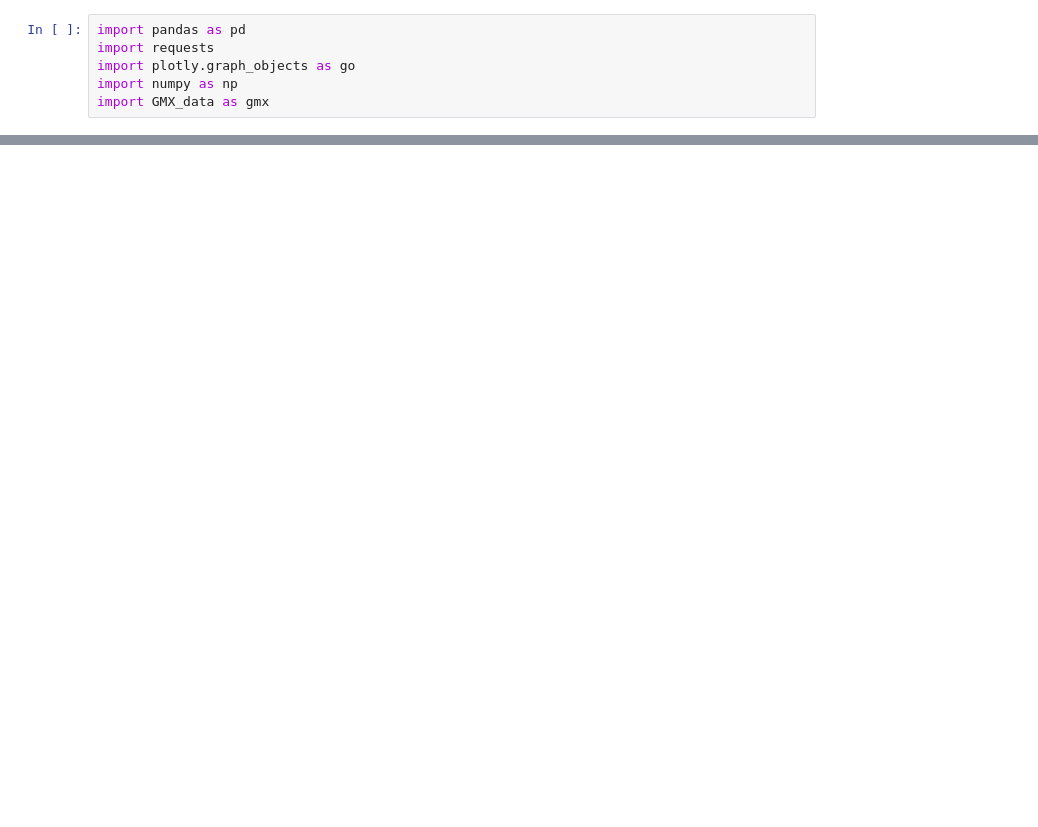
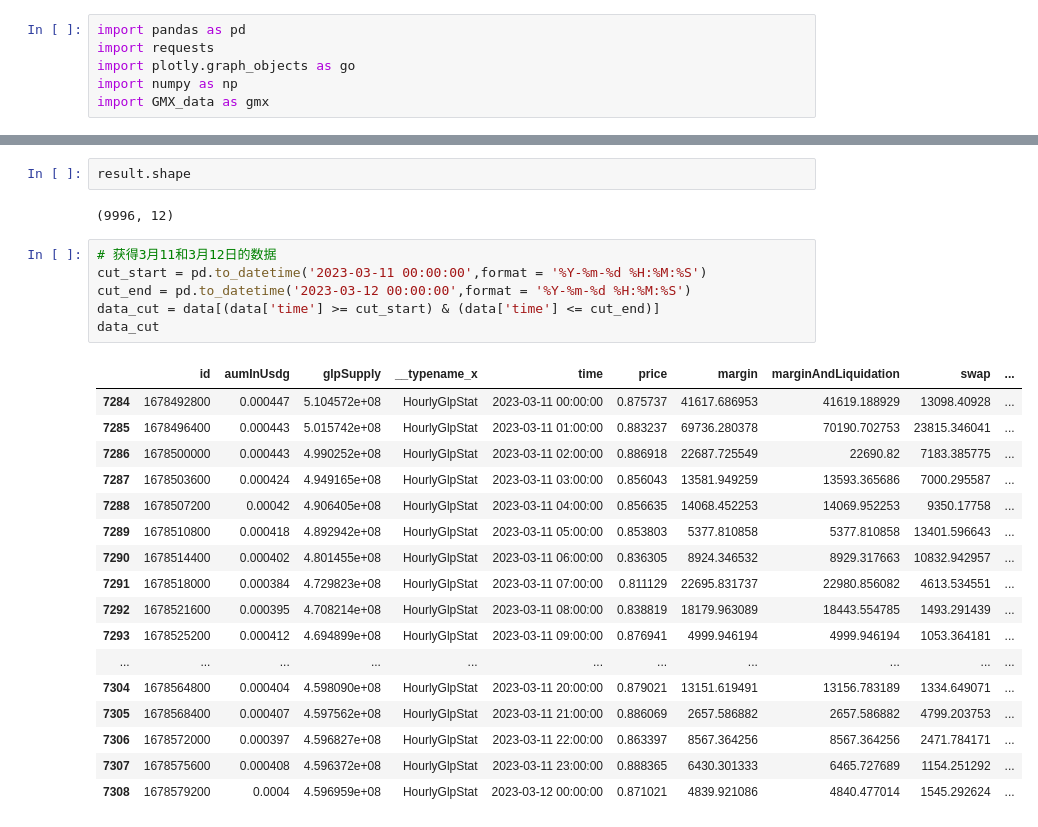
Before and after one commit to hanksong/hft_intern, a Jupyter notebook: GMX.ipynb, the cells around one changed output, grey strips where cells are left out. Cells and saved outputs as stored; diff of their text form; blank space fills up the shorter version.

```diff
--- a/GMX.ipynb
+++ b/GMX.ipynb
@@ -18,0 +49,28 @@ fig.show()
+# %%
+result.shape
+# %% [output]
+(9996, 12)
+# %%
+# 获得3月11和3月12日的数据
+cut_start = pd.to_datetime('2023-03-11 00:00:00',format = '%Y-%m-%d %H:%M:%S')
+cut_end = pd.to_datetime('2023-03-12 00:00:00',format = '%Y-%m-%d %H:%M:%S')
+data_cut = data[(data['time'] >= cut_start) & (data['time'] <= cut_end)]
+data_cut
+# %% [output]
+|  | id | aumInUsdg | glpSupply | __typename_x | time | price | margin | marginAndLiquidation | swap | ... |
+| 7284 | 1678492800 | 0.000447 | 5.104572e+08 | HourlyGlpStat | 2023-03-11 00:00:00 | 0.875737 | 41617.686953 | 41619.188929 | 13098.40928 | ... |
+| 7285 | 1678496400 | 0.000443 | 5.015742e+08 | HourlyGlpStat | 2023-03-11 01:00:00 | 0.883237 | 69736.280378 | 70190.702753 | 23815.346041 | ... |
+| 7286 | 1678500000 | 0.000443 | 4.990252e+08 | HourlyGlpStat | 2023-03-11 02:00:00 | 0.886918 | 22687.725549 | 22690.82 | 7183.385775 | ... |
+| 7287 | 1678503600 | 0.000424 | 4.949165e+08 | HourlyGlpStat | 2023-03-11 03:00:00 | 0.856043 | 13581.949259 | 13593.365686 | 7000.295587 | ... |
+| 7288 | 1678507200 | 0.00042 | 4.906405e+08 | HourlyGlpStat | 2023-03-11 04:00:00 | 0.856635 | 14068.452253 | 14069.952253 | 9350.17758 | ... |
+| 7289 | 1678510800 | 0.000418 | 4.892942e+08 | HourlyGlpStat | 2023-03-11 05:00:00 | 0.853803 | 5377.810858 | 5377.810858 | 13401.596643 | ... |
+| 7290 | 1678514400 | 0.000402 | 4.801455e+08 | HourlyGlpStat | 2023-03-11 06:00:00 | 0.836305 | 8924.346532 | 8929.317663 | 10832.942957 | ... |
+| 7291 | 1678518000 | 0.000384 | 4.729823e+08 | HourlyGlpStat | 2023-03-11 07:00:00 | 0.811129 | 22695.831737 | 22980.856082 | 4613.534551 | ... |
+| 7292 | 1678521600 | 0.000395 | 4.708214e+08 | HourlyGlpStat | 2023-03-11 08:00:00 | 0.838819 | 18179.963089 | 18443.554785 | 1493.291439 | ... |
+| 7293 | 1678525200 | 0.000412 | 4.694899e+08 | HourlyGlpStat | 2023-03-11 09:00:00 | 0.876941 | 4999.946194 | 4999.946194 | 1053.364181 | ... |
+| ... | ... | ... | ... | ... | ... | ... | ... | ... | ... | ... |
+| 7304 | 1678564800 | 0.000404 | 4.598090e+08 | HourlyGlpStat | 2023-03-11 20:00:00 | 0.879021 | 13151.619491 | 13156.783189 | 1334.649071 | ... |
+| 7305 | 1678568400 | 0.000407 | 4.597562e+08 | HourlyGlpStat | 2023-03-11 21:00:00 | 0.886069 | 2657.586882 | 2657.586882 | 4799.203753 | ... |
+| 7306 | 1678572000 | 0.000397 | 4.596827e+08 | HourlyGlpStat | 2023-03-11 22:00:00 | 0.863397 | 8567.364256 | 8567.364256 | 2471.784171 | ... |
+| 7307 | 1678575600 | 0.000408 | 4.596372e+08 | HourlyGlpStat | 2023-03-11 23:00:00 | 0.888365 | 6430.301333 | 6465.727689 | 1154.251292 | ... |
+| 7308 | 1678579200 | 0.0004 | 4.596959e+08 | HourlyGlpStat | 2023-03-12 00:00:00 | 0.871021 | 4839.921086 | 4840.477014 | 1545.292624 | ... |
```
Also changed, not shown: parts of 7 cells of this notebook, 3 other files.
